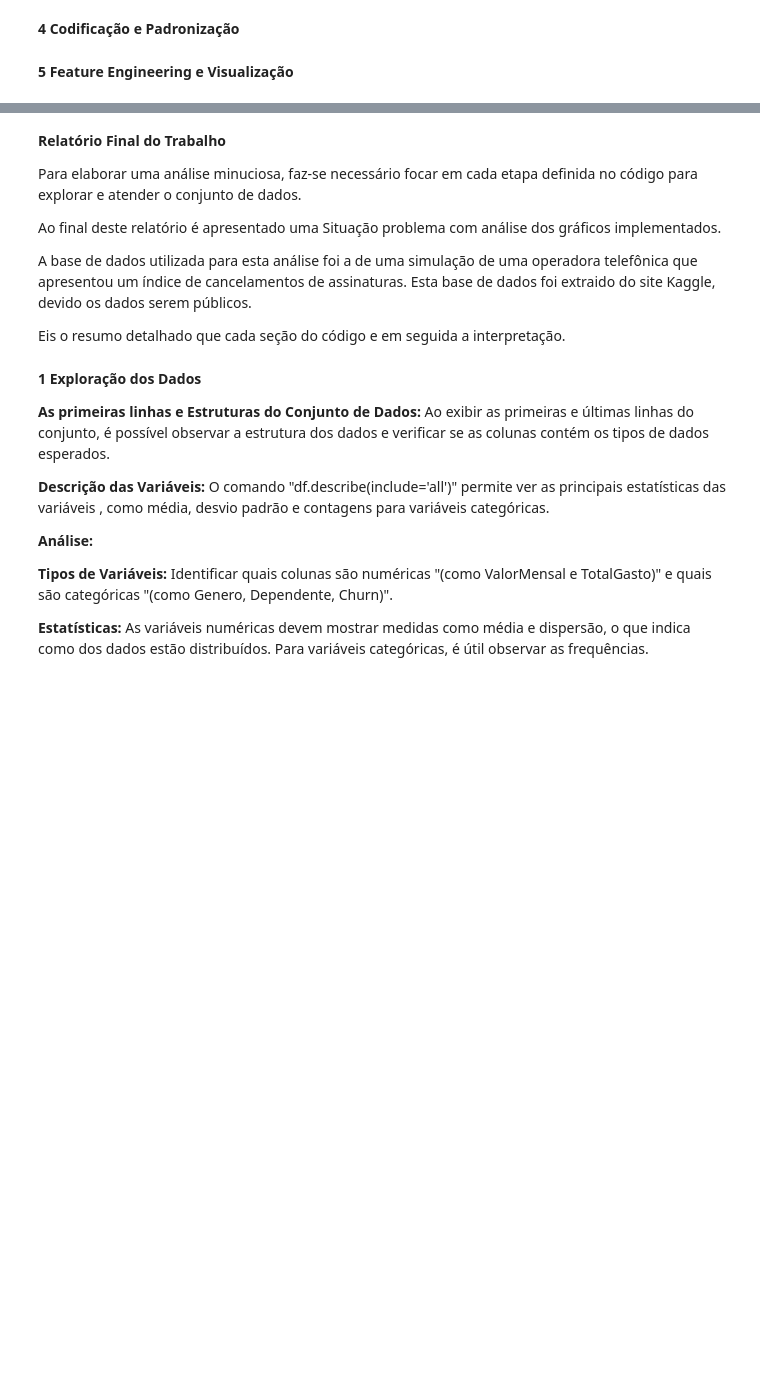
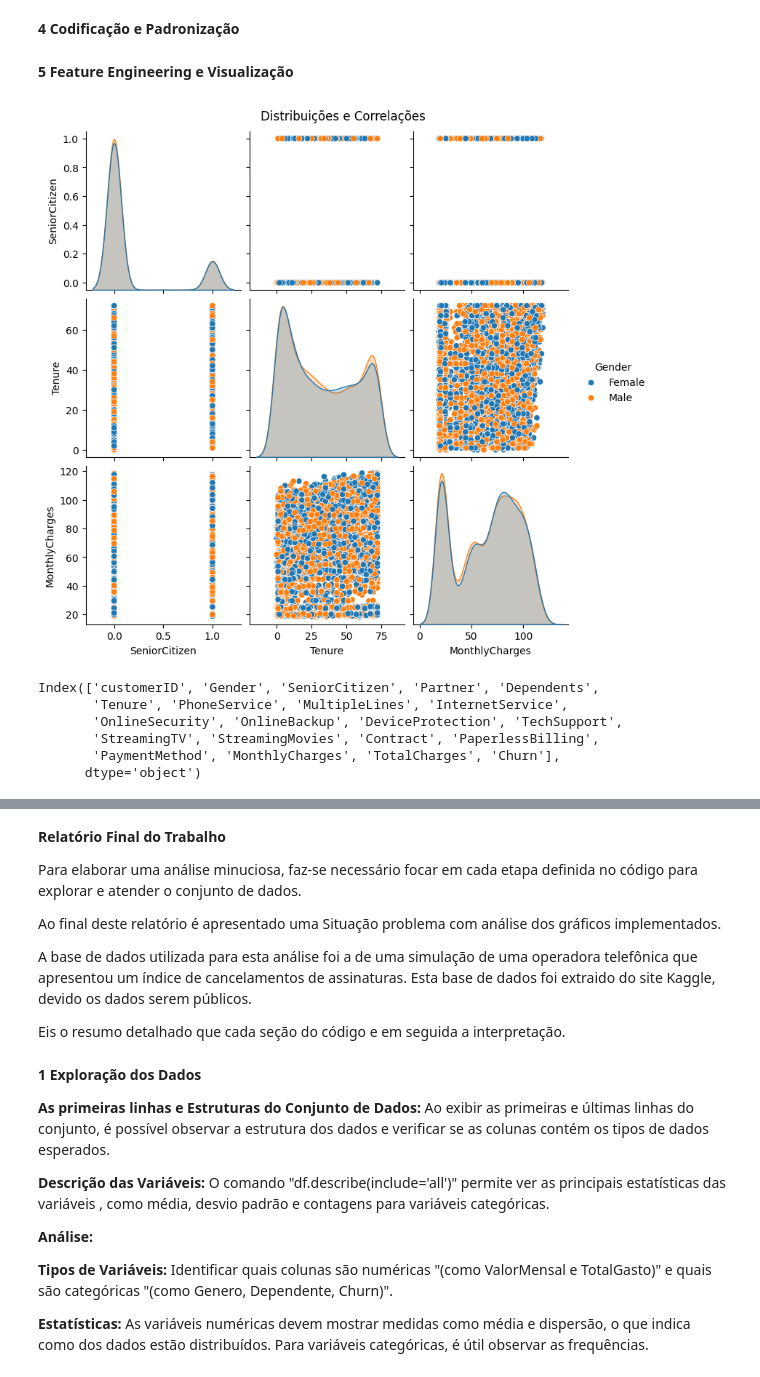
Before and after one commit to alvesdealmeida/dataset, a Jupyter notebook: Relatorio_Final_do_Tabalho.ipynb, the cells around one changed output, grey strips where cells are left out. Cells and saved outputs as stored; diff of their text form; code cells hidden in the pictures; blank space fills up the shorter version.

```diff
--- a/Relatorio_Final_do_Tabalho.ipynb
+++ b/Relatorio_Final_do_Tabalho.ipynb
@@ -171,21 +171,30 @@ df['TotalExpensePerMonth'] = df['TotalCharges'] / (df['Tenure'] + 1)
 # %%
 # @title Verificação se existe uma coluna "Gender" no dataset
 #import seaborn as sns
 #import matplotlib.pyplot as plt
 #import numpy as np
 
 # Verifique se 'Gender' existe e é categórica
-#if 'Gender' in df.columns and df['Gender'].dtype == 'object':
-#    # Confirme que há colunas numéricas no DataFrame
-#    numeric_cols = df.select_dtypes(include=[np.number]).columns
-#    if len(numeric_cols) > 0:
-#        sns.pairplot(df, hue='Gender')
-#        plt.suptitle('Distribuições e Correlações', y=1.02)
-#        plt.show()
-#    else:
-#        print("O DataFrame não contém colunas numéricas para o pairplot.")
-#else:
-#    print("A coluna 'Gender' não está presente ou não é categórica.")
+if 'Gender' in df.columns and df['Gender'].dtype == 'object':
+    # Confirme que há colunas numéricas no DataFrame
+    numeric_cols = df.select_dtypes(include=[np.number]).columns
+    if len(numeric_cols) > 0:
+        sns.pairplot(df, hue='Gender')
+        plt.suptitle('Distribuições e Correlações', y=1.02)
+        plt.show()
+    else:
+        print("O DataFrame não contém colunas numéricas para o pairplot.")
+else:
+    print("A coluna 'Gender' não está presente ou não é categórica.")
+print(df.columns)
+# %% [output]
+[figure, added]
+Index(['customerID', 'Gender', 'SeniorCitizen', 'Partner', 'Dependents',
+       'Tenure', 'PhoneService', 'MultipleLines', 'InternetService',
+       'OnlineSecurity', 'OnlineBackup', 'DeviceProtection', 'TechSupport',
+       'StreamingTV', 'StreamingMovies', 'Contract', 'PaperlessBilling',
+       'PaymentMethod', 'MonthlyCharges', 'TotalCharges', 'Churn'],
+      dtype='object')
 # %%
 # @title Visualização das Distribuições e Correlações
 # Passo 5.2: Visualização das Distribuições e Correlações
```
Also changed, not shown: parts of 1 cell of this notebook.
